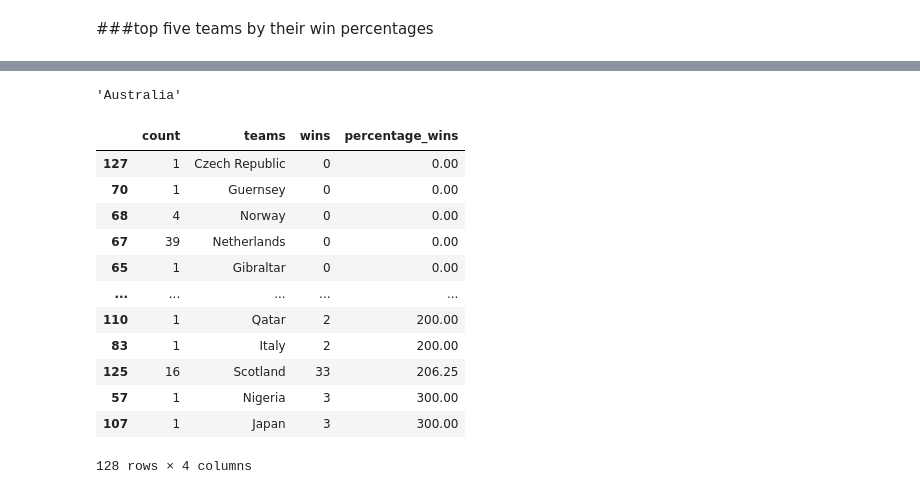
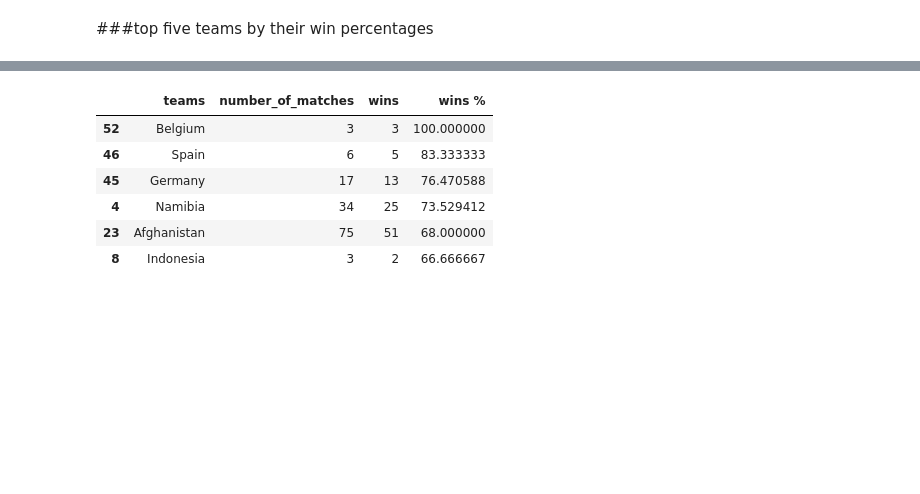
Before and after one commit to Rahul711sharma/ICC-20-20-cricket-EDA, a Jupyter notebook: Self_Project_Sample_Scorecard.ipynb, the cells around one changed output, grey strips where cells are left out. Cells and saved outputs as stored; diff of their text form; code cells hidden in the pictures; blank space fills up the shorter version.

```diff
--- a/Self_Project_Sample_Scorecard.ipynb
+++ b/Self_Project_Sample_Scorecard.ipynb
@@ -113,11 +117,13 @@ len(df['teams'])
 # %%
+
 pair_matches_count=[]
 teams=[]
 for i in set(df['teams']):
-  pair_matches_count.append(("".join(df['teams'])).count(i))
+  pair_matches_count.append(list(df['teams']).count(i))
   teams.append(i)
 print(len(pair_matches_count))
 print(len(teams))
+print(pair_matches_count)
 # %% [output]
 399
 399
@@ -141,42 +153,27 @@ teams= list(df['teams'][~df['teams'].isna()])
-# %%
-teams_list= []
-for i in range(2):
-  for x in range(len(teams)):
-    cleaning_teams=teams[x].strip("][").split(',')[i].replace("'","")
-    teams_list.append(cleaning_teams)
-# %%
-teams[0].strip("][").split(',')[0].replace("'","")
-# %% [output]
-'Australia'
 # %%
-teams=[]
-count=[]
-for i in set(teams_list):
+teamslist= []
+teams =[]
+number_of_matches=[]
+wins=[]
+for i in range(2):
+  for x in df['teams']:
+    teamslist.append(x[i])
+for i in set(teamslist):
   teams.append(i)
-  count.append(teams_list.count(i))
+  number_of_matches.append(teamslist.count(i))
 
-teams_df=pd.DataFrame(teams,count).reset_index()
-teams_df.set_axis(['count','teams'],axis='columns',inplace='True')
+for i in teams:
+  wins.append(list(df['outcome_winner']).count(i))
+wins
+teams_df = pd.DataFrame({'teams':teams,'number_of_matches':number_of_matches,'wins':wins})
+teams_df['wins %'] = np.array(teams_df['wins'])/np.array(teams_df['number_of_matches']) *100
 
-wins=[]
-
-for i in teams_df['teams']:
-  wins.append(list(df['outcome_winner']).count(i))
-
-teams_df['wins']= wins
-teams_df['percentage_wins'] = (np.array(wins)/np.array(count))*100
-teams_df.sort_values('percentage_wins')
+teams_df.sort_values('wins %',ascending=False)[:6]
 # %% [output]
-|  | count | teams | wins | percentage_wins |
-| 127 | 1 | Czech Republic | 0 | 0.00 |
-| 70 | 1 | Guernsey | 0 | 0.00 |
-| 68 | 4 | Norway | 0 | 0.00 |
-| 67 | 39 | Netherlands | 0 | 0.00 |
-| 65 | 1 | Gibraltar | 0 | 0.00 |
-| ... | ... | ... | ... | ... |
-| 110 | 1 | Qatar | 2 | 200.00 |
-| 83 | 1 | Italy | 2 | 200.00 |
-| 125 | 16 | Scotland | 33 | 206.25 |
-| 57 | 1 | Nigeria | 3 | 300.00 |
-| 107 | 1 | Japan | 3 | 300.00 |
+|  | teams | number_of_matches | wins | wins % |
+| 52 | Belgium | 3 | 3 | 100.000000 |
+| 46 | Spain | 6 | 5 | 83.333333 |
+| 45 | Germany | 17 | 13 | 76.470588 |
+| 4 | Namibia | 34 | 25 | 73.529412 |
+| 23 | Afghanistan | 75 | 51 | 68.000000 |
+| 8 | Indonesia | 3 | 2 | 66.666667 |
-128 rows × 4 columns
```
Also changed, not shown: parts of 6 cells of this notebook.
